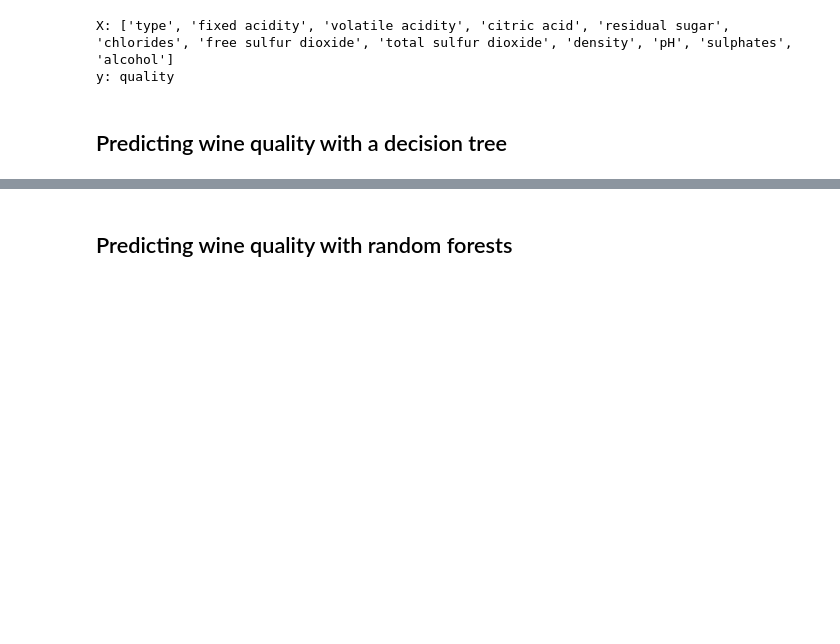
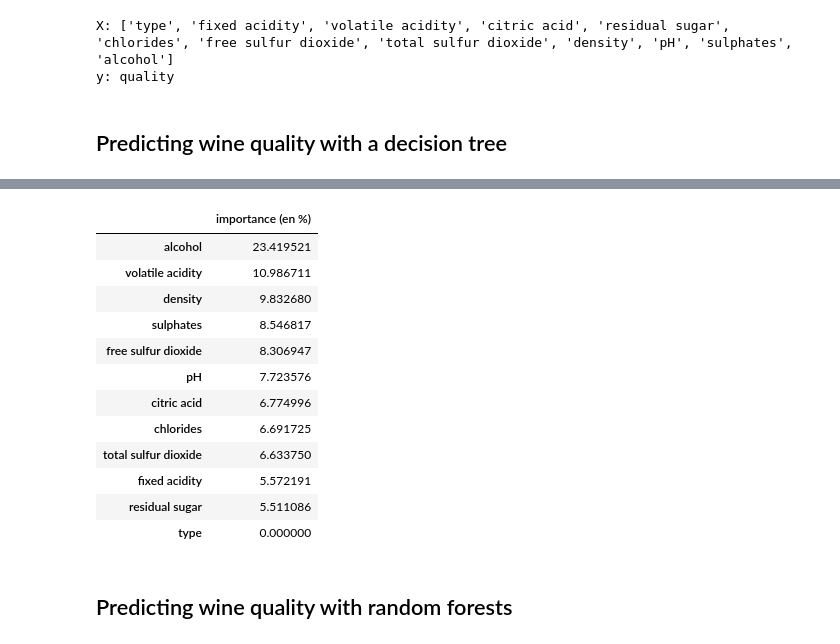
Before and after one commit to RaphaelChevasson/data-analysis, a Jupyter notebook: use-case-wine-quality/wine-quality.ipynb, the cells around one changed output, grey strips where cells are left out. Saved outputs shown, nothing was run; the diff lists cells and outputs as text; code cells hidden in the pictures; blank space fills up the shorter version.

```diff
--- a/use-case-wine-quality/wine-quality.ipynb
+++ b/use-case-wine-quality/wine-quality.ipynb
@@ -142,5 +142,12 @@ X_train, X_test, y_train, y_test = train_test_split(X, y, test_size=0.2)
 ## Predicting wine quality with a decision tree
 # %%
 # Is this a classification or a regression problem ?
+print("this is a classification problem")
 # Import the appropriate version of DecisionTree, then
 # train it with your training data.
+from sklearn.tree import DecisionTreeClassifier
+model = DecisionTreeClassifier()
+try:
+    model.fit(X_train, y_train)
+except Exception as e:
+    print("ERROR:", e)
@@ -168,2 +196,3 @@ TypeError: object() takes no parameters
 # %%
 # Now train again your Decision Tree.
+model.fit(X_train, y_train)
@@ -178,0 +214,34 @@ TypeError: object() takes no parameters
+# %%
+# Look at the documentation of your DecisionTree model
+# and try to tune the hyperparameters: create other models
+# with different values for max_depth, min_samples_split, max_features...
+# Train them and evaluate their accuracy. What is the best accuracy
+# you obtain?
+
+for max_features in range(1, len(list(X_test))+1):
+    model = DecisionTreeClassifier(max_features=max_features, random_state=0)
+    model.fit(X_train, y_train)
+    print("max_features =", max_features)
+    print(" | score (train, test) =", (model.score(X_train, y_train), model.score(X_test, y_test)))
+print('-'*79)
+max_features=7
+print("best max_features seems to be", max_features)
+
+print('-'*79)
+for max_depth in range(1,50,3):
+    model = DecisionTreeClassifier(max_features=max_features, max_depth=max_depth, random_state=0)
+    model.fit(X_train, y_train)
+    print("max_features =", max_features, "; max_depth =", max_depth)
+    print(" | score (train, test) =", (model.score(X_train, y_train), model.score(X_test, y_test)))
+print('-'*79)
+max_depth=16
+print("best max_depth seems to be", max_depth)
+
+print('-'*79)
+model = DecisionTreeClassifier(max_features=max_features, max_depth=max_depth, random_state=0)
+model.fit(X_train, y_train)
+print("max_features =", max_features, "; max_depth =", max_depth)
+print(" | score (train, test) =", (model.score(X_train, y_train), model.score(X_test, y_test)))
+print('-'*79)
+print("NB: by doing this, we may overfit our test set, which is actually a validation set.")
+print("We should have another test set to estimate this")
@@ -179,6 +266,22 @@ TypeError: object() takes no parameters
 # %%
 # Use the feature_importances_ attribute of your best model. What are
 # the three most important features to evaluate the quality of a wine?
+d = pd.DataFrame(100 * model.feature_importances_, index=X.columns, columns=["importance (en %)"])
+d.sort_values(by="importance (en %)", ascending=False)
+# %% [output]
+|  | importance (en %) |
+| alcohol | 23.419521 |
+| volatile acidity | 10.986711 |
+| density | 9.832680 |
+| sulphates | 8.546817 |
+| free sulfur dioxide | 8.306947 |
+| pH | 7.723576 |
+| citric acid | 6.774996 |
+| chlorides | 6.691725 |
+| total sulfur dioxide | 6.633750 |
+| fixed acidity | 5.572191 |
+| residual sugar | 5.511086 |
+| type | 0.000000 |
 # %% [markdown]
 ## Predicting wine quality with random forests
 # %% [markdown]
```
Also changed, not shown: parts of 12 cells of this notebook.
